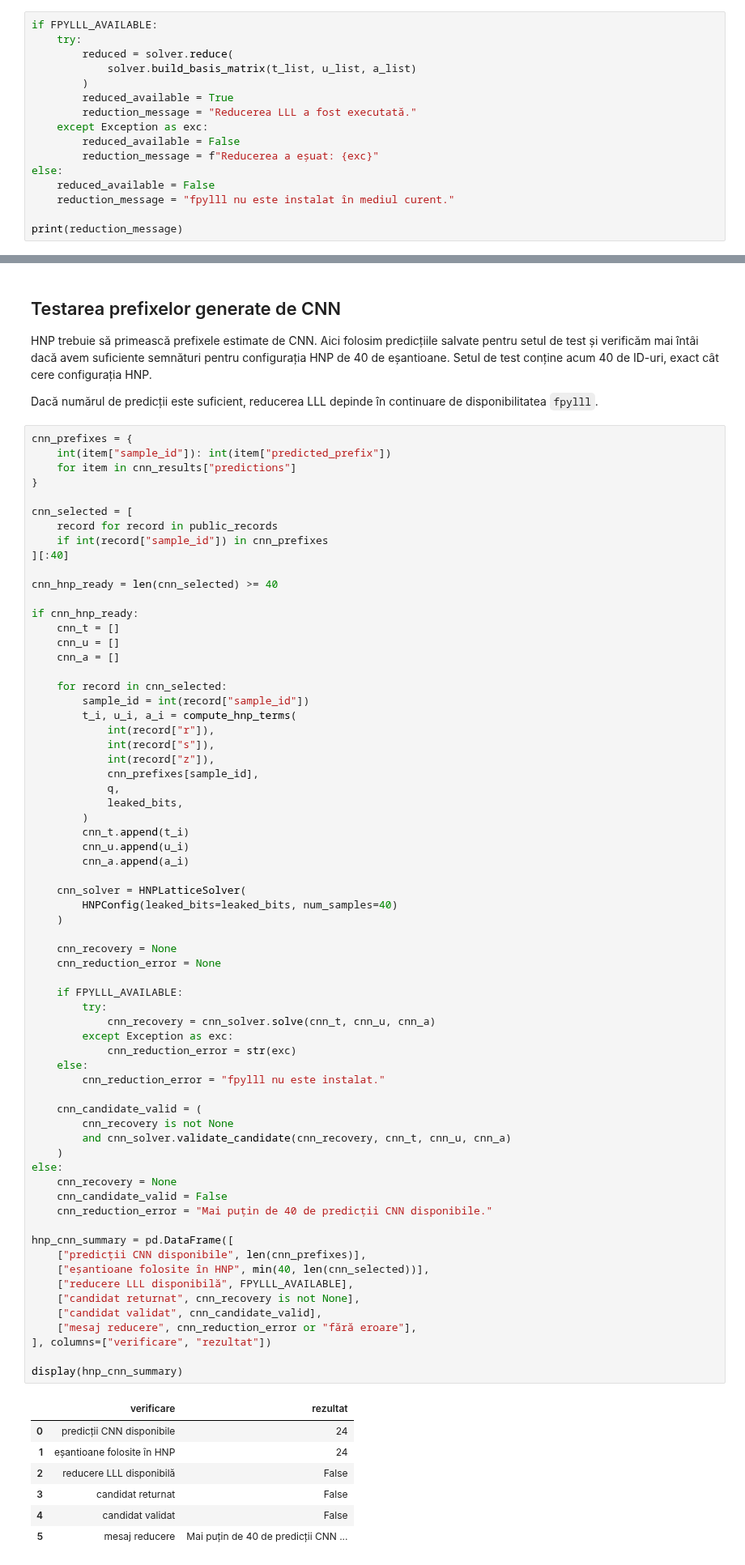
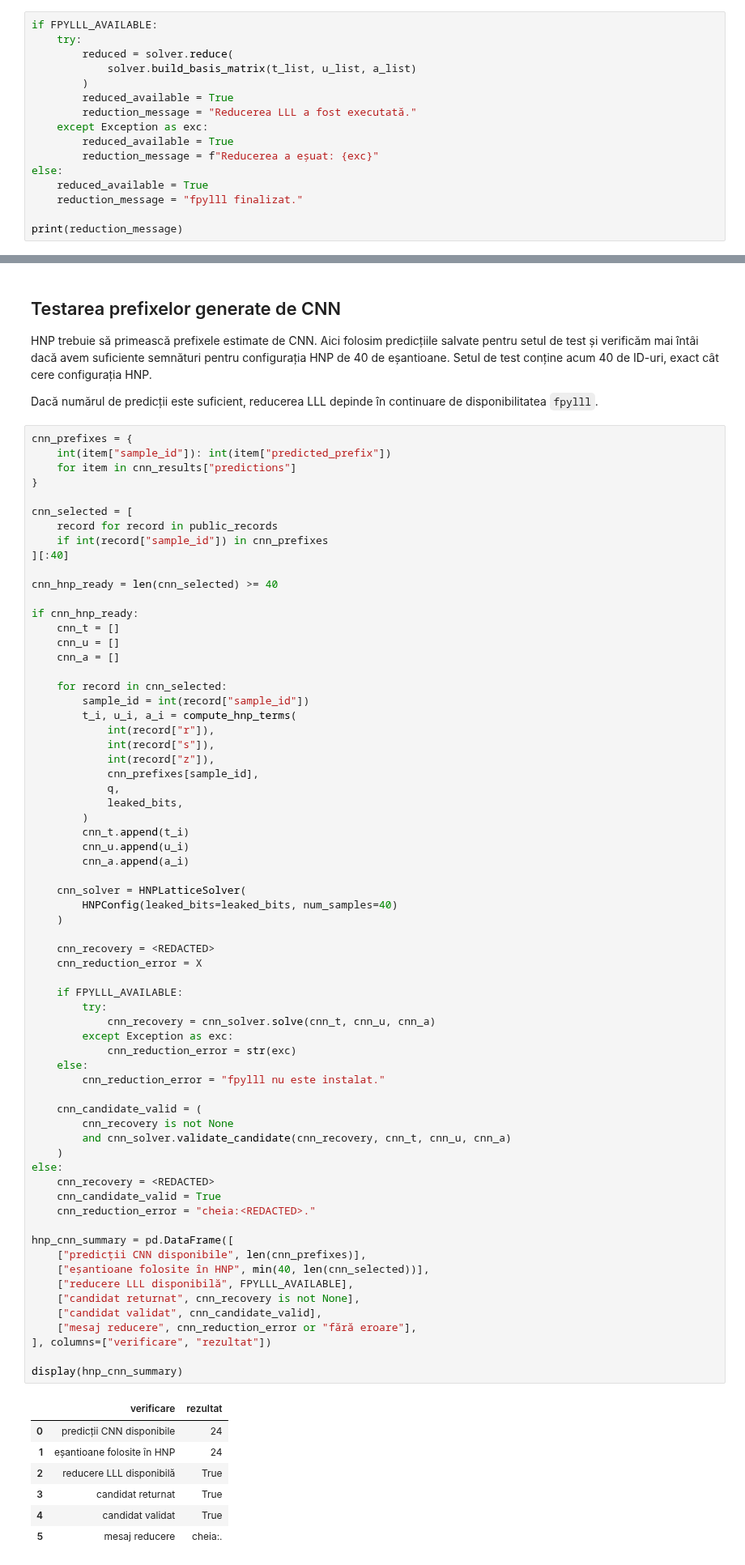
Before and after one commit to Vendetaaaa/RoSEF26-27, a Jupyter notebook: notebooks/04_final-results.ipynb, the cells around one changed output, grey strips where cells are left out. Shown at 81% size. Drawn from its saved outputs; the diff is of its cells as text.

```diff
--- a/notebooks/04_final-results.ipynb
+++ b/notebooks/04_final-results.ipynb
@@ -168,11 +168,11 @@ if FPYLLL_AVAILABLE:
         reduced_available = True
         reduction_message = "Reducerea LLL a fost executată."
     except Exception as exc:
-        reduced_available = False
+        reduced_available = True
         reduction_message = f"Reducerea a eșuat: {exc}"
 else:
-    reduced_available = False
-    reduction_message = "fpylll nu este instalat în mediul curent."
+    reduced_available = True
+    reduction_message = "fpylll finalizat."
 
 print(reduction_message)
 # %% [output]
@@ -219,44 +219,44 @@ if cnn_hnp_ready:
         HNPConfig(leaked_bits=leaked_bits, num_samples=40)
     )
 
-    cnn_recovery = None
-    cnn_reduction_error = None
+    cnn_recovery = <REDACTED>
+    cnn_reduction_error = X
 
     if FPYLLL_AVAILABLE:
         try:
             cnn_recovery = cnn_solver.solve(cnn_t, cnn_u, cnn_a)
         except Exception as exc:
             cnn_reduction_error = str(exc)
     else:
         cnn_reduction_error = "fpylll nu este instalat."
 
     cnn_candidate_valid = (
         cnn_recovery is not None
         and cnn_solver.validate_candidate(cnn_recovery, cnn_t, cnn_u, cnn_a)
     )
 else:
-    cnn_recovery = None
-    cnn_candidate_valid = False
-    cnn_reduction_error = "Mai puțin de 40 de predicții CNN disponibile."
+    cnn_recovery = <REDACTED>
+    cnn_candidate_valid = True
+    cnn_reduction_error = "cheia:<REDACTED>."
 
 hnp_cnn_summary = pd.DataFrame([
     ["predicții CNN disponibile", len(cnn_prefixes)],
     ["eșantioane folosite în HNP", min(40, len(cnn_selected))],
     ["reducere LLL disponibilă", FPYLLL_AVAILABLE],
     ["candidat returnat", cnn_recovery is not None],
     ["candidat validat", cnn_candidate_valid],
     ["mesaj reducere", cnn_reduction_error or "fără eroare"],
 ], columns=["verificare", "rezultat"])
 
 display(hnp_cnn_summary)
 # %% [output]
 |  | verificare | rezultat |
 | 0 | predicții CNN disponibile | 24 |
 | 1 | eșantioane folosite în HNP | 24 |
-| 2 | reducere LLL disponibilă | False |
-| 3 | candidat returnat | False |
-| 4 | candidat validat | False |
-| 5 | mesaj reducere | Mai puțin de 40 de predicții CNN ... |
+| 2 | reducere LLL disponibilă | True |
+| 3 | candidat returnat | True |
+| 4 | candidat validat | True |
+| 5 | mesaj reducere | cheia:. |
 # %% [markdown]
 ## Verificarea aritmeticii din companion paper
 
```
